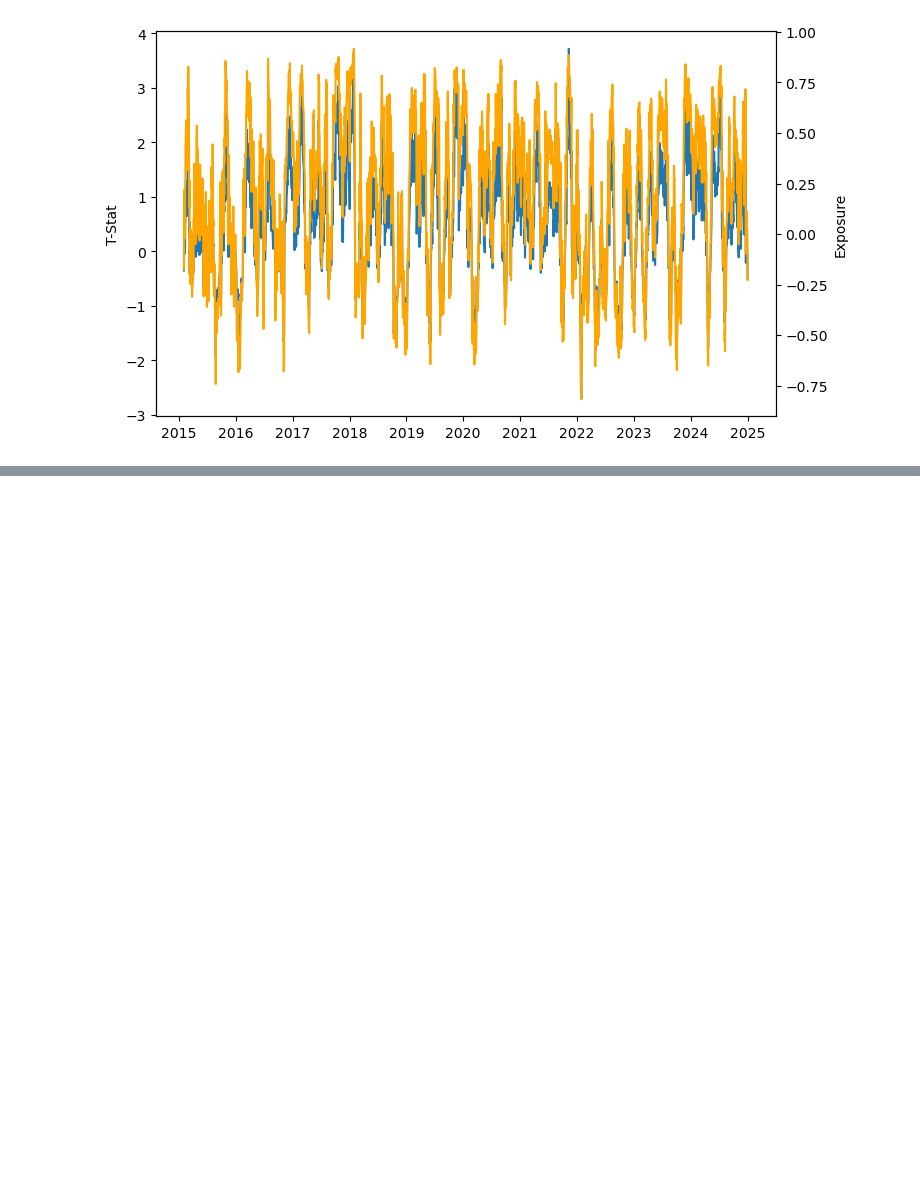
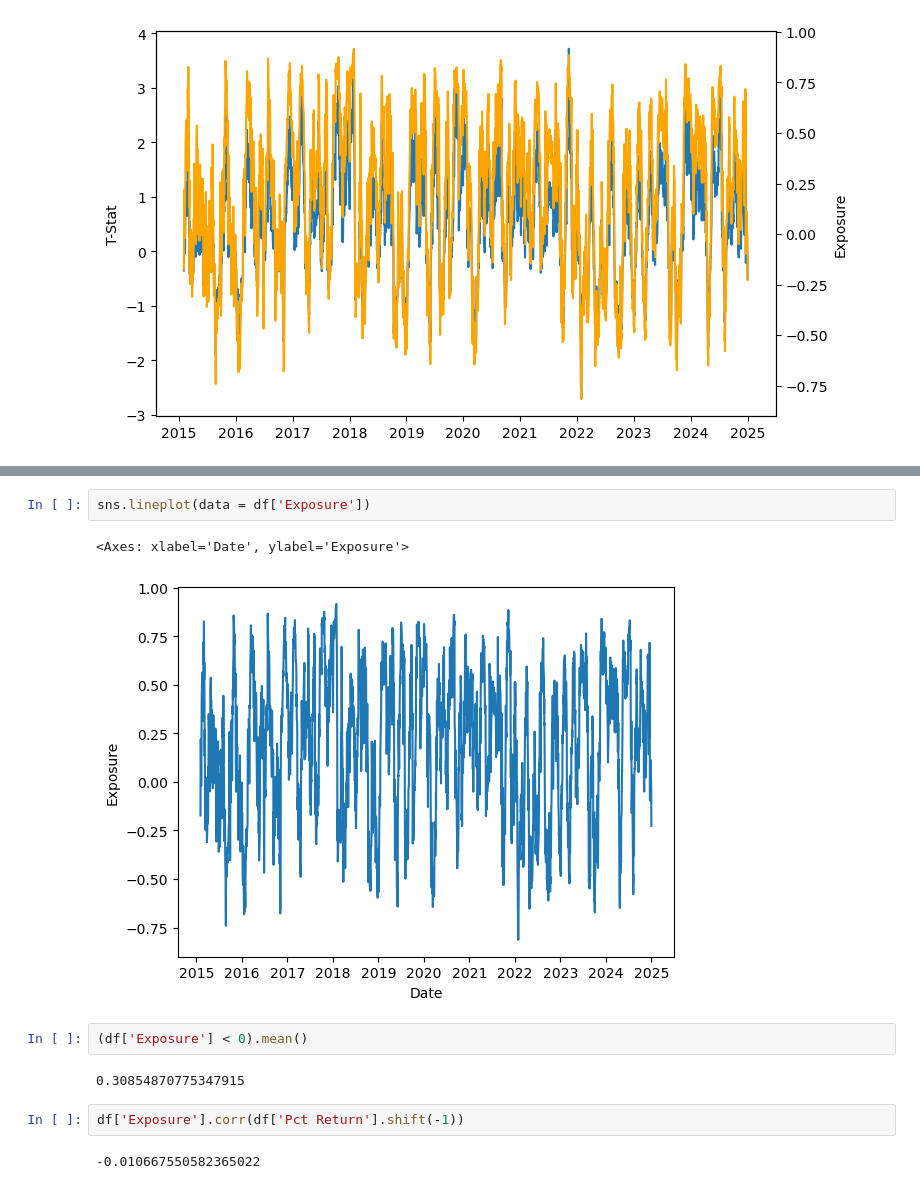
Before and after one commit to akshathp0/entropy-trading, a Jupyter notebook: validate_features.ipynb, the cells around one changed output, grey strips where cells are left out. Drawn from its saved outputs; the diff is of its cells as text; blank space fills up the shorter version.

```diff
--- a/validate_features.ipynb
+++ b/validate_features.ipynb
@@ -410,0 +408,13 @@ sns.lineplot(data = df[['Equity Curve', 'Pct Return']])
+# %%
+sns.lineplot(data = df['Exposure'])
+# %% [output]
+<Axes: xlabel='Date', ylabel='Exposure'>
+[figure, added]
+# %%
+(df['Exposure'] < 0).mean()
+# %% [output]
+0.30854870775347915
+# %%
+df['Exposure'].corr(df['Pct Return'].shift(-1))
+# %% [output]
+-0.010667550582365022
```
Also changed, not shown: parts of 20 cells of this notebook.
